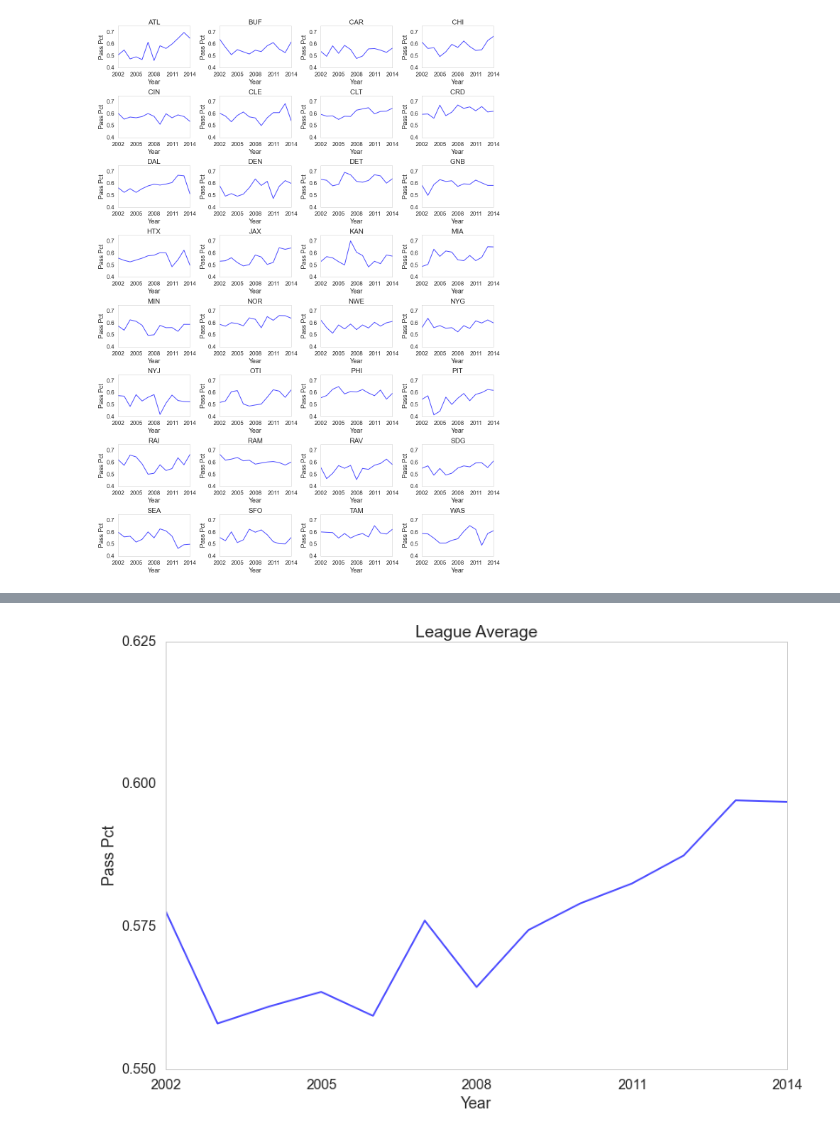
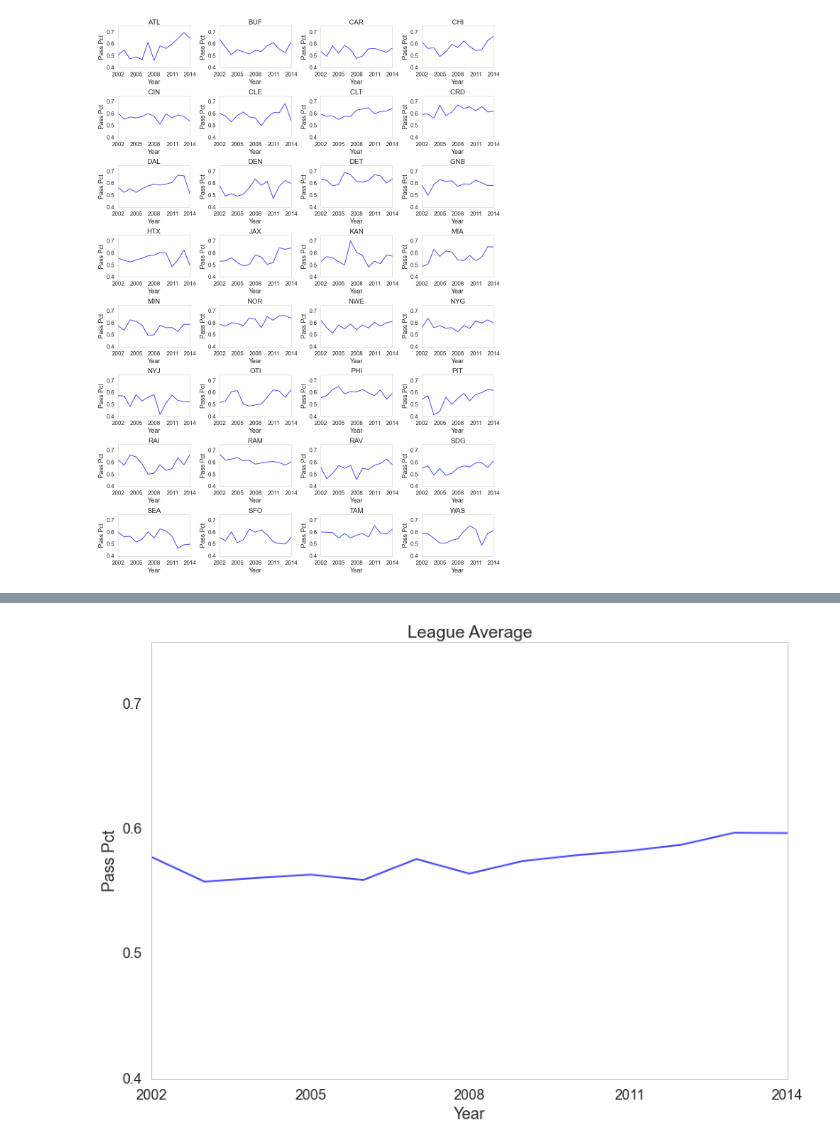
Before and after one commit to mdgoldberg/playprediction, a Jupyter notebook: Process_Notebook.ipynb, the cells around one changed output, grey strips where cells are left out. Cells and saved outputs as stored; diff of their text form; code cells hidden in the pictures.

```diff
--- a/Process_Notebook.ipynb
+++ b/Process_Notebook.ipynb
@@ -84,12 +84,13 @@ year
 Name: isPass, dtype: float64
 # %%
 plt.plot(lg_passpct.keys(),lg_passpct.values, color='b', alpha=.7, linewidth=2)
-plt.ylim(.55,.625)
-plt.yticks(np.arange(.55,.65,.025))
+plt.ylim(.4,.75)
+plt.yticks(np.arange(.4,.8,.1))
 plt.xticks(np.arange(2002,2017,3))
 plt.title("League Average")
 plt.xlabel("Year")
 plt.ylabel("Pass Pct")
 plt.grid(False)
+plt.savefig("images/lgavg.png")
 # %% [output]
-[figure, old version]
+[figure, new version]
```
Also changed, not shown: parts of 4 cells of this notebook, 5 other files.
